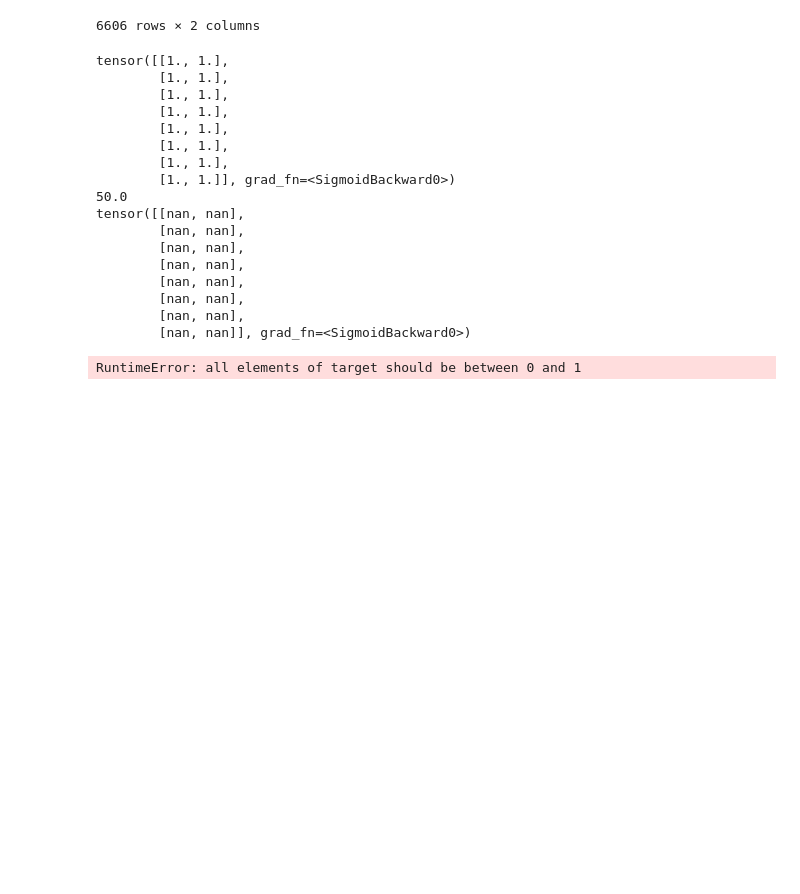
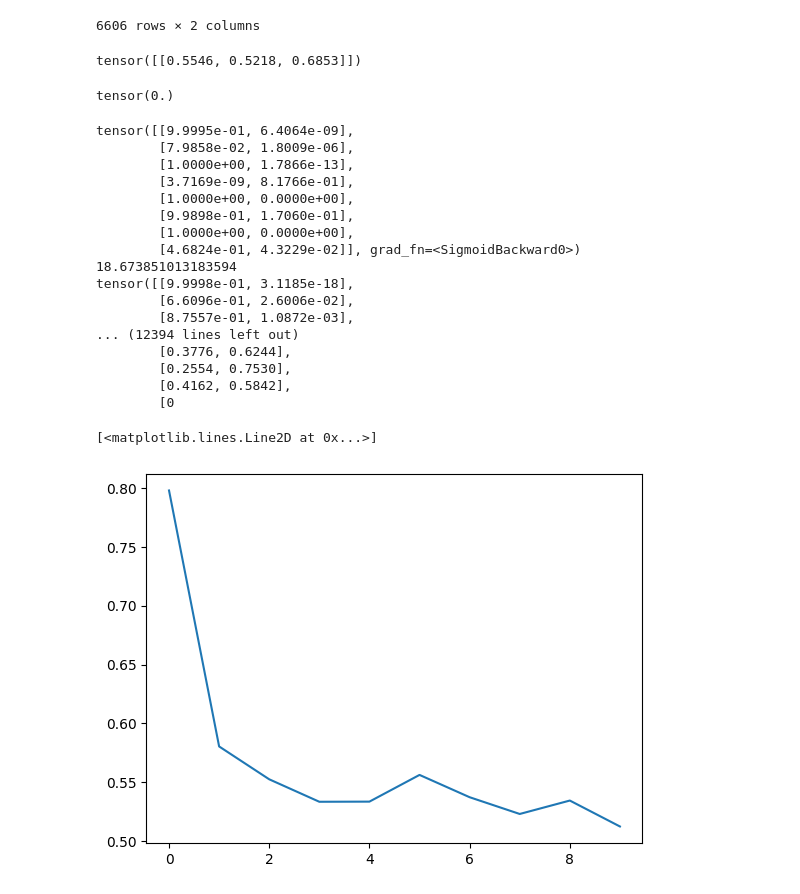
Before and after one commit to makibrte/AIClubAW-NeuralNets, a Jupyter notebook: titanic/notebook.ipynb, the cells around one changed output. Saved outputs shown, nothing was run; the diff lists cells and outputs as text; code cells hidden in the pictures; blank space fills up the shorter version.

```diff
--- a/titanic/notebook.ipynb
+++ b/titanic/notebook.ipynb
@@ -111,3 +131,34 @@ class NN:
+# %%
+from typing import Any
+
+
+class NN(nn.Module):
+    def __init__(self, input_size, output_size):
+        super(NN, self).__init__()
+
+        self.input_layer = nn.Linear(input_size, 100)
+        self.hidden_layer = nn.Linear(100, 100)
+        self.output_layer = nn.Linear(100, output_size)
+
+
+    def forward(self, x):
+        x = F.relu(self.input_layer(x))
+        x = F.relu(self.hidden_layer(x))
+        x = self.output_layer(x)
+        x = F.sigmoid(x)
+        return x
+# %%
+F.sigmoid(torch.rand((1,3)))
+# %% [output]
+tensor([[0.5546, 0.5218, 0.6853]])
+# %%
+model = NN(x_val.shape[1], y_val.shape[1])
+# %%
+optimizer = torch.optim.Adam(model.parameters(), lr=3e-3, weight_decay=0.05)
+# %%
+torch.nn.utils.clip_grad_norm_(model.parameters(), 1, norm_type=2.0, error_if_nonfinite=False, foreach=None)
+# %% [output]
+tensor(0.)
 # %%
 train_losses = []
 val_losses = []
@@ -118,7 +169,7 @@ for epoch in range(10):
 
         output = model(X)
         print(output)
-        loss = nn.BCELoss()(y, output)
+        loss = nn.BCELoss()(output, y)
         print(loss.item())
         loss.backward()
         running_loss += loss.item()
@@ -127,24 +178,29 @@ for epoch in range(10):
     train_losses.append(running_loss/(n+1))
     with torch.no_grad():
         output = model(x_val)
-        loss = nn.BCELoss()(y_val, output)
+        loss = nn.BCELoss()(output, y_val)
         val_losses.append(loss.item())
 # %% [output]
-tensor([[1., 1.],
-        [1., 1.],
-        [1., 1.],
-        [1., 1.],
-        [1., 1.],
-        [1., 1.],
-        [1., 1.],
-        [1., 1.]], grad_fn=<SigmoidBackward0>)
-50.0
-tensor([[nan, nan],
-        [nan, nan],
-        [nan, nan],
-        [nan, nan],
-        [nan, nan],
-        [nan, nan],
-        [nan, nan],
-        [nan, nan]], grad_fn=<SigmoidBackward0>)
+tensor([[9.9995e-01, 6.4064e-09],
+        [7.9858e-02, 1.8009e-06],
+        [1.0000e+00, 1.7866e-13],
+        [3.7169e-09, 8.1766e-01],
+        [1.0000e+00, 0.0000e+00],
+        [9.9898e-01, 1.7060e-01],
+        [1.0000e+00, 0.0000e+00],
+        [4.6824e-01, 4.3229e-02]], grad_fn=<SigmoidBackward0>)
+18.673851013183594
+tensor([[9.9998e-01, 3.1185e-18],
+        [6.6096e-01, 2.6006e-02],
+        [8.7557e-01, 1.0872e-03],
+... (12394 lines left out)
+        [0.3776, 0.6244],
+        [0.2554, 0.7530],
+        [0.4162, 0.5842],
+        [0
-RuntimeError: all elements of target should be between 0 and 1
+# %%
+import matplotlib.pyplot as plt
+plt.plot(val_losses)
+# %% [output]
+[<matplotlib.lines.Line2D at 0x...>]
+[figure, added]
```
Also changed, not shown: parts of 11 cells of this notebook.
